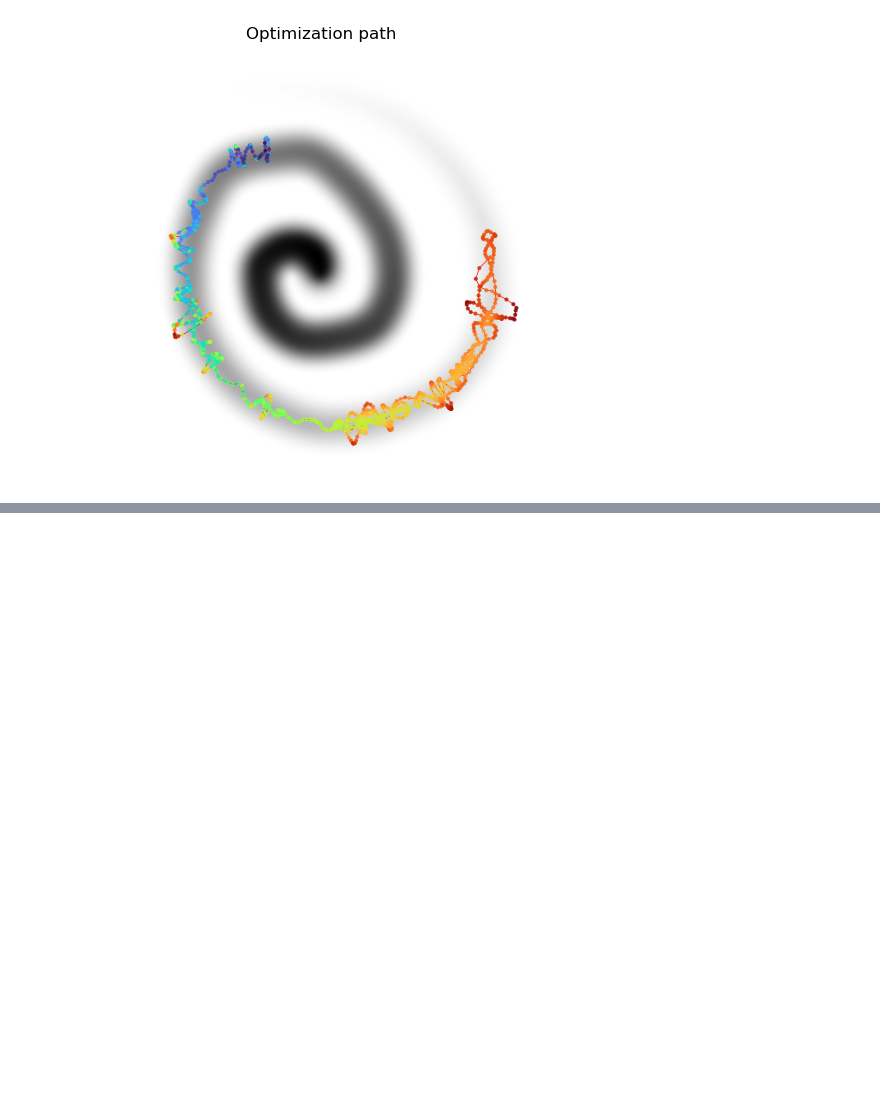
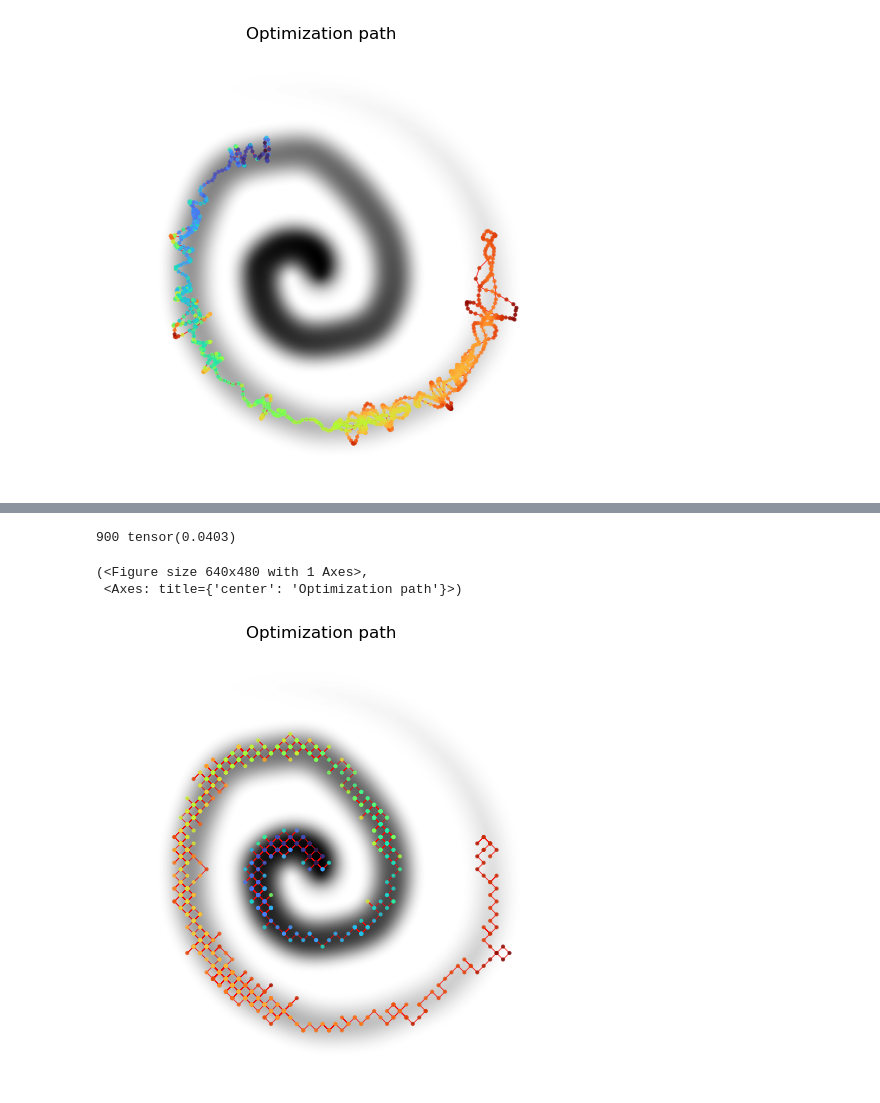
Before and after one commit to inikishev/image-descent, a Jupyter notebook: spiral descent.ipynb, the cells around one changed output, grey strips where cells are left out. Drawn from its saved outputs; the diff is of its cells as text; code cells hidden in the pictures; blank space fills up the shorter version.

```diff
--- a/spiral descent.ipynb
+++ b/spiral descent.ipynb
@@ -99,0 +148,17 @@ descent.plot_path()
+# %%
+from stuff.found.lion_pytorch import Lion
+descent = ImageDescent(image, initial_coords, img_step=[random_shift, add_noise])
+opt = Lion(descent.parameters(), 3e-2)
+
+for i in range(1000):
+    opt.zero_grad()
+    loss = descent.step()
+    opt.step()
+    if i% 100 == 0: print(i, loss, end='        \r')
+
+descent.plot_path()
+# %% [output]
+900 tensor(0.0403)
+(<Figure size 640x480 with 1 Axes>,
+ <Axes: title={'center': 'Optimization path'}>)
+[figure, added]
```
Also changed, not shown: parts of 5 cells of this notebook.
